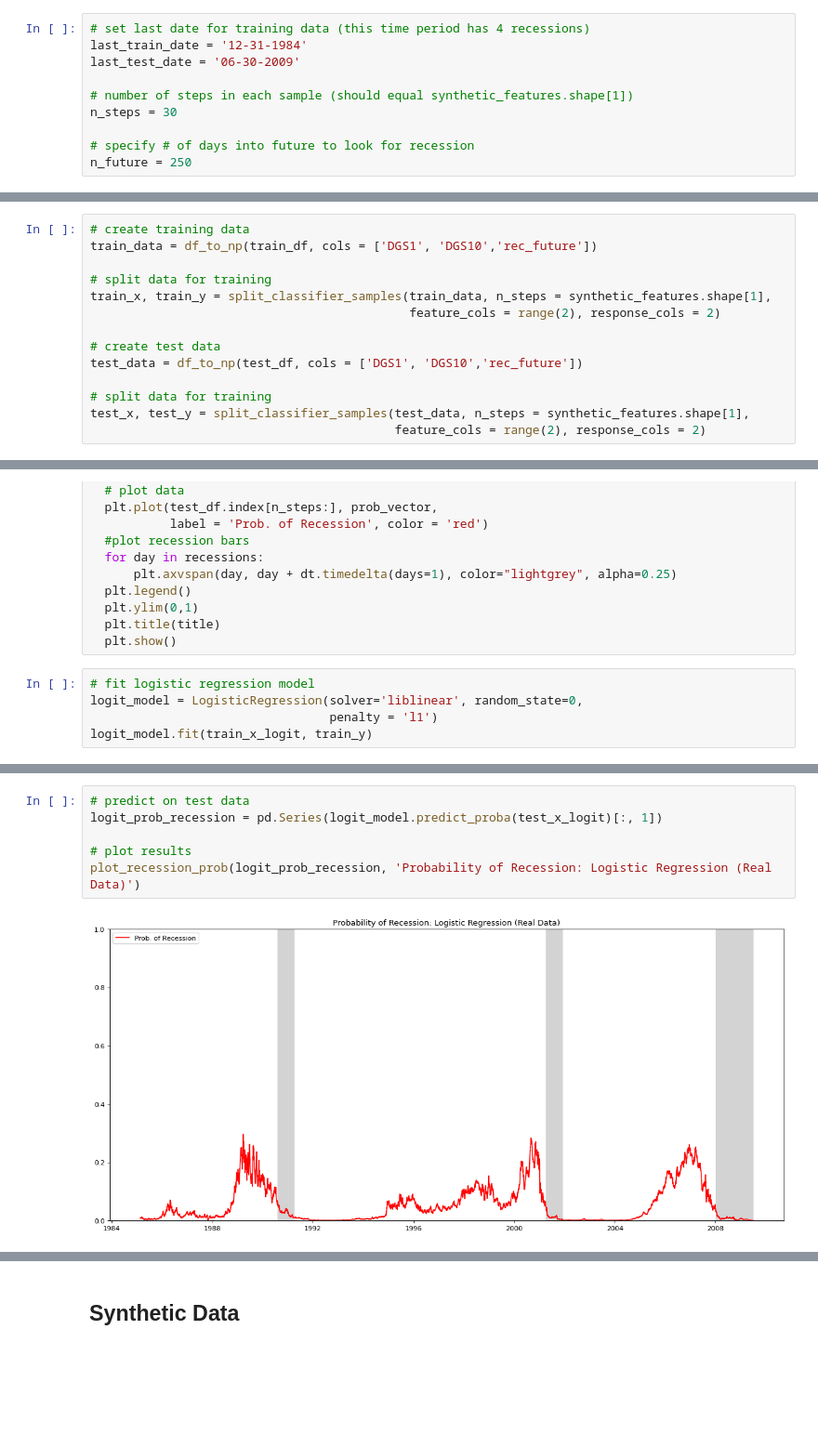
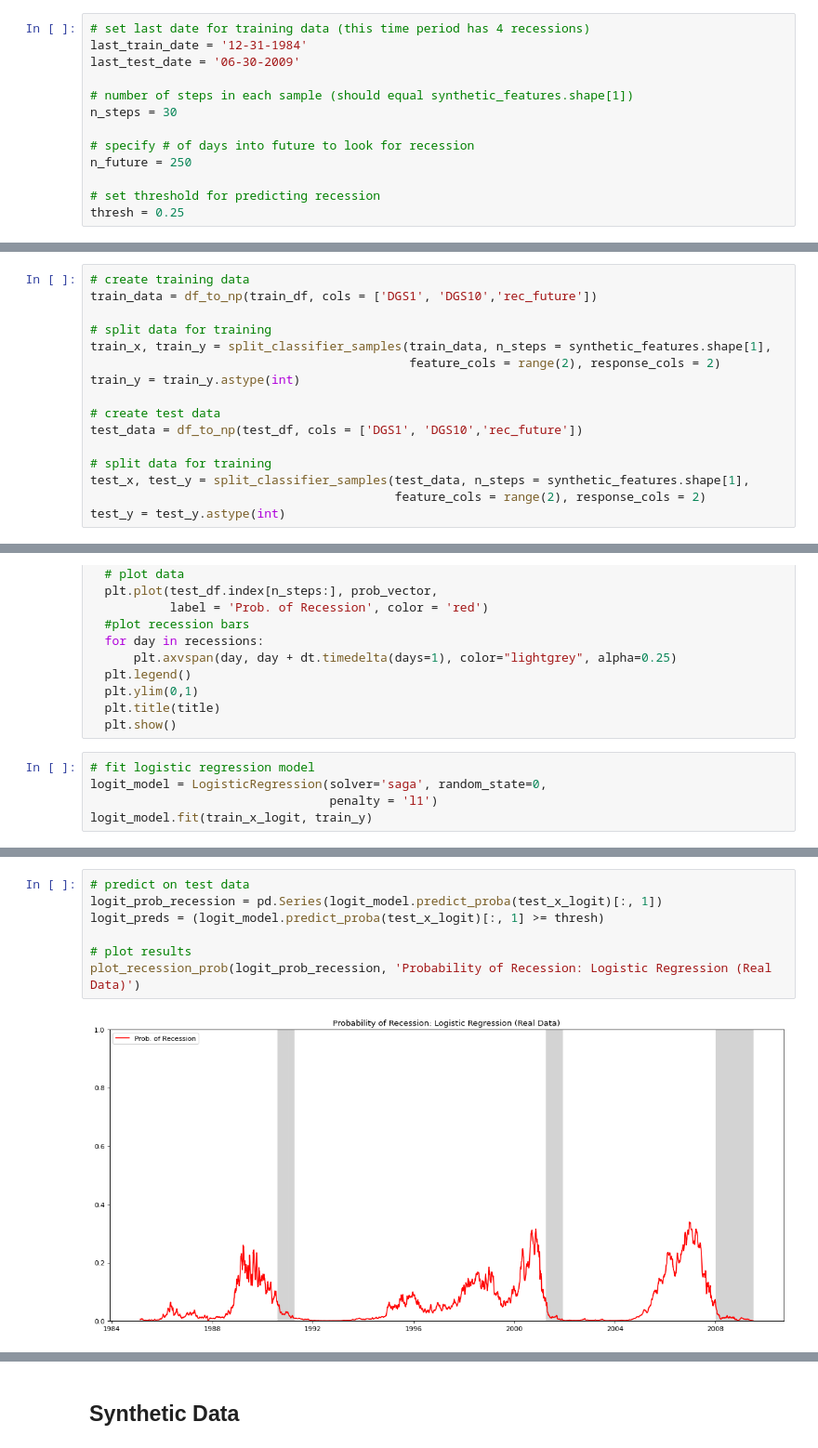
Before and after one commit to sdannels/synthetic_time_series_forecasting, a Jupyter notebook: synthetic_recession_classifier.ipynb, the cells around one changed output, grey strips where cells are left out. Shown at 93% size. Cells and saved outputs as stored; diff of their text form; blank space fills up the shorter version.

```diff
--- a/synthetic_recession_classifier.ipynb
+++ b/synthetic_recession_classifier.ipynb
@@ -25,6 +25,9 @@ n_steps = 30
 
 # specify # of days into future to look for recession
 n_future = 250
+
+# set threshold for predicting recession
+thresh = 0.25
 # %% [markdown]
 Synthetic Features should have two columns: 1-year Treasury Yield and 10-year Treasury Yield
 
@@ -106,6 +109,7 @@ train_data = df_to_np(train_df, cols = ['DGS1', 'DGS10','rec_future'])
 # split data for training
 train_x, train_y = split_classifier_samples(train_data, n_steps = synthetic_features.shape[1],
                                             feature_cols = range(2), response_cols = 2)
+train_y = train_y.astype(int)
 
 # create test data
 test_data = df_to_np(test_df, cols = ['DGS1', 'DGS10','rec_future'])
@@ -113,6 +117,7 @@ test_data = df_to_np(test_df, cols = ['DGS1', 'DGS10','rec_future'])
 # split data for training
 test_x, test_y = split_classifier_samples(test_data, n_steps = synthetic_features.shape[1],
                                           feature_cols = range(2), response_cols = 2)
+test_y = test_y.astype(int)
 # %% [markdown]
 # Logisitic Regression
 # %% [markdown]
@@ -160,7 +165,7 @@ def plot_recession_prob(prob_vector, title):
   plt.show()
 # %%
 # fit logistic regression model
-logit_model = LogisticRegression(solver='liblinear', random_state=0,
+logit_model = LogisticRegression(solver='saga', random_state=0,
                                  penalty = 'l1')
 logit_model.fit(train_x_logit, train_y)
 # %% [output]
@@ -168,8 +173,9 @@ LogisticRegression(penalty='l1', random_state=0, solver='liblinear')
 # %%
 # predict on test data
 logit_prob_recession = pd.Series(logit_model.predict_proba(test_x_logit)[:, 1])
+logit_preds = (logit_model.predict_proba(test_x_logit)[:, 1] >= thresh)
 
 # plot results
 plot_recession_prob(logit_prob_recession, 'Probability of Recession: Logistic Regression (Real Data)')
 # %% [output]
-[figure, old version]
+[figure, new version]
```
Also changed, not shown: parts of 29 cells of this notebook.
